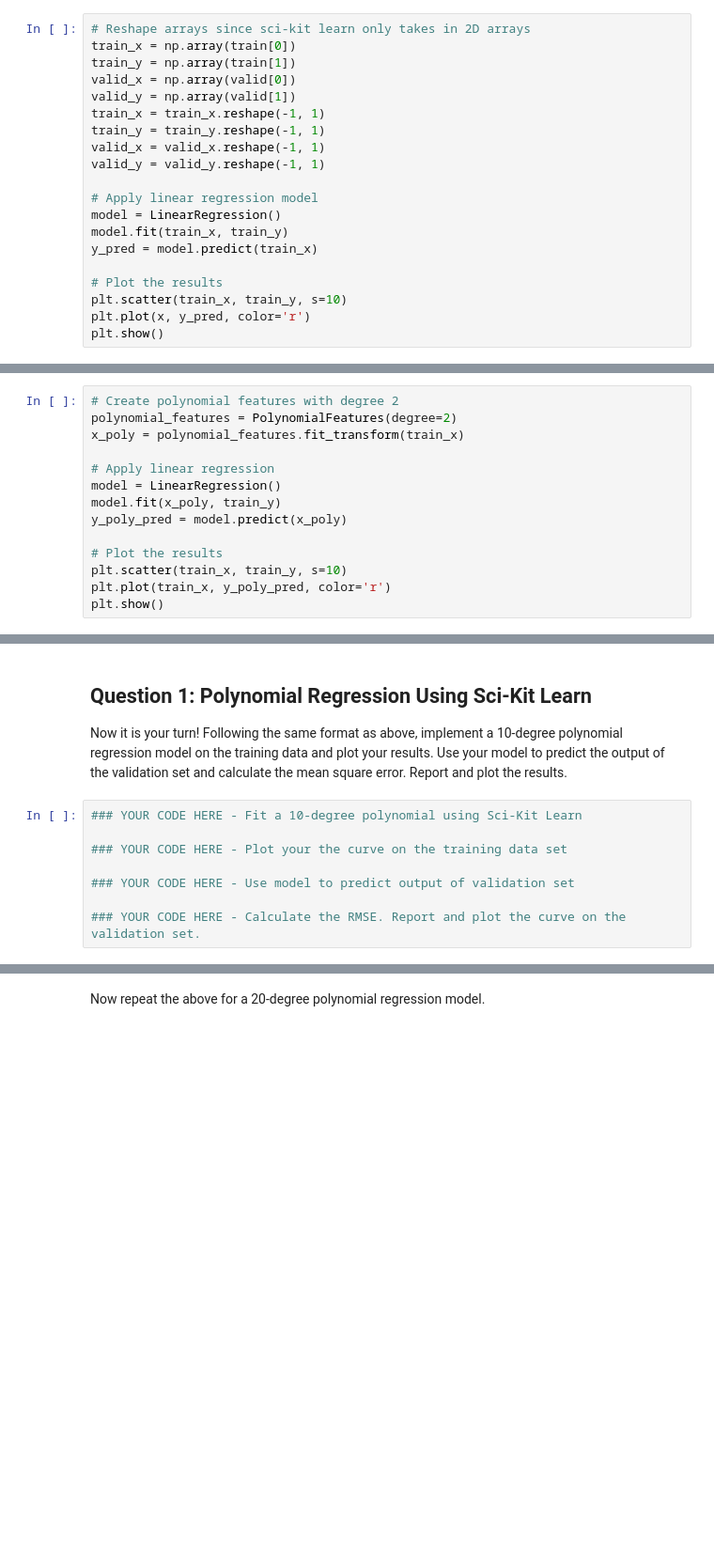
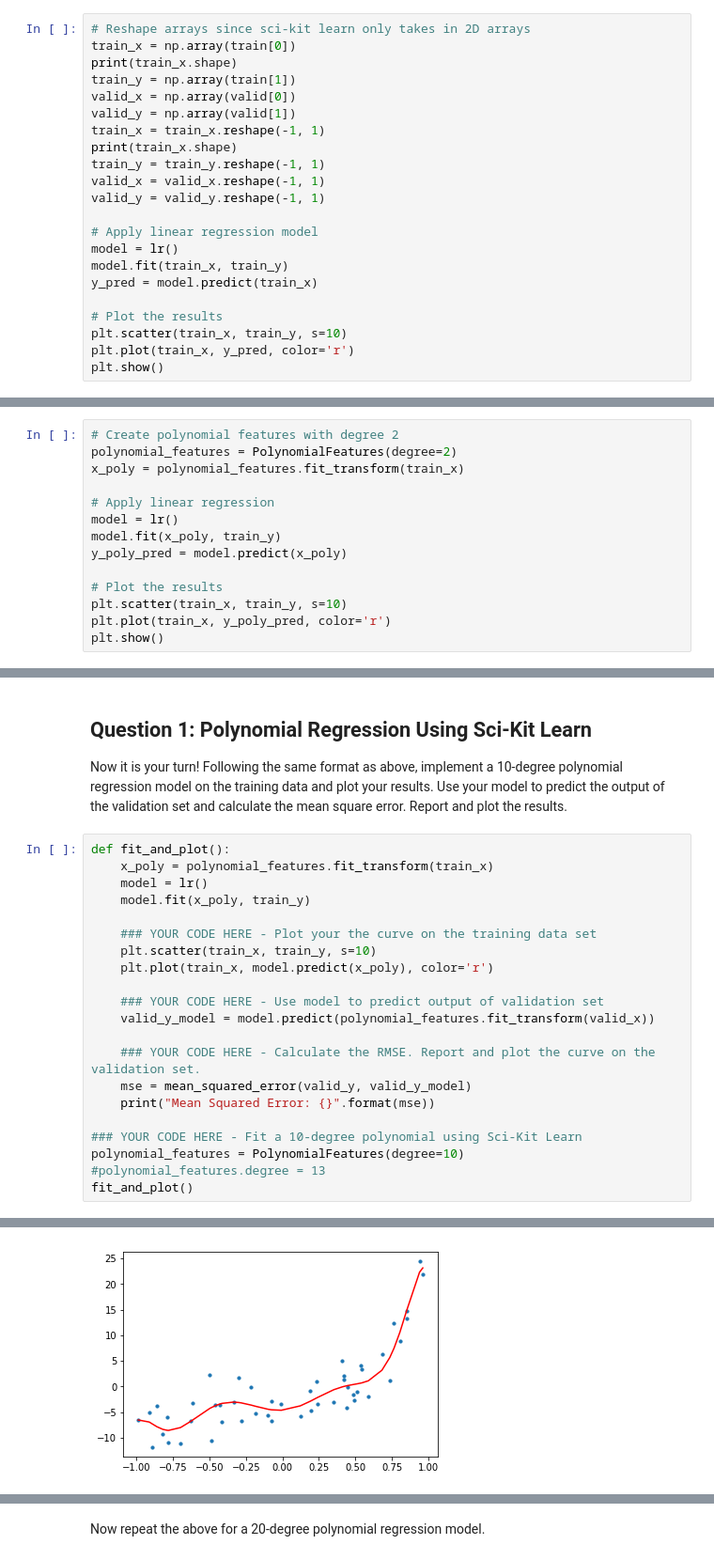
Before and after one commit to McGillAISociety/mais-bootcamp-w2019, a Jupyter notebook: Assignment2/Assignment 2.ipynb, the cells around one changed output, grey strips where cells are left out. Shown at 94% size. Cells and saved outputs as stored; diff of their text form; blank space fills up the shorter version.

```diff
--- a/Assignment2/Assignment 2.ipynb
+++ b/Assignment2/Assignment 2.ipynb
@@ -50,21 +73,23 @@ Let's apply a linear regression model using Sci-Kit learn and see what the resul
 # %%
 # Reshape arrays since sci-kit learn only takes in 2D arrays
 train_x = np.array(train[0])
+print(train_x.shape)
 train_y = np.array(train[1])
 valid_x = np.array(valid[0])
 valid_y = np.array(valid[1])
 train_x = train_x.reshape(-1, 1)
+print(train_x.shape)
 train_y = train_y.reshape(-1, 1)
 valid_x = valid_x.reshape(-1, 1)
 valid_y = valid_y.reshape(-1, 1)
 
 # Apply linear regression model
-model = LinearRegression()
+model = lr()
 model.fit(train_x, train_y)
 y_pred = model.predict(train_x)
 
 # Plot the results
 plt.scatter(train_x, train_y, s=10)
-plt.plot(x, y_pred, color='r')
+plt.plot(train_x, y_pred, color='r')
 plt.show()
 # %% [output]
@@ -89,7 +116,7 @@ polynomial_features = PolynomialFeatures(degree=2)
 x_poly = polynomial_features.fit_transform(train_x)
 
 # Apply linear regression
-model = LinearRegression()
+model = lr()
 model.fit(x_poly, train_y)
 y_poly_pred = model.predict(x_poly)
 
@@ -121,10 +148,24 @@ Mean Squared Error: 20.485214511024225
 
 Now it is your turn! Following the same format as above, implement a 10-degree polynomial regression model on the training data and plot your results. Use your model to predict the output of the validation set and calculate the mean square error. Report and plot the results.
 # %%
+def fit_and_plot():
+    x_poly = polynomial_features.fit_transform(train_x)
+    model = lr()
+    model.fit(x_poly, train_y)
+
+    ### YOUR CODE HERE - Plot your the curve on the training data set
+    plt.scatter(train_x, train_y, s=10)
+    plt.plot(train_x, model.predict(x_poly), color='r')
+
+    ### YOUR CODE HERE - Use model to predict output of validation set
+    valid_y_model = model.predict(polynomial_features.fit_transform(valid_x))
+
+    ### YOUR CODE HERE - Calculate the RMSE. Report and plot the curve on the validation set.
+    mse = mean_squared_error(valid_y, valid_y_model)
+    print("Mean Squared Error: {}".format(mse))
+
 ### YOUR CODE HERE - Fit a 10-degree polynomial using Sci-Kit Learn
-
-### YOUR CODE HERE - Plot your the curve on the training data set
-
-### YOUR CODE HERE - Use model to predict output of validation set
-
-### YOUR CODE HERE - Calculate the RMSE. Report and plot the curve on the validation set.
+polynomial_features = PolynomialFeatures(degree=10)
+#polynomial_features.degree = 13
+fit_and_plot()
+# %% [output]
@@ -131,2 +173,3 @@ Now it is your turn! Following the same format as above, implement a 10-degree p
+[figure, added]
 # %% [markdown]
 #### Did the root mean squared error go up or down as compared to the 2-degree polynomial curve? Why do you think this is the case?
```
Also changed, not shown: parts of 15 cells of this notebook, 1 other file.
